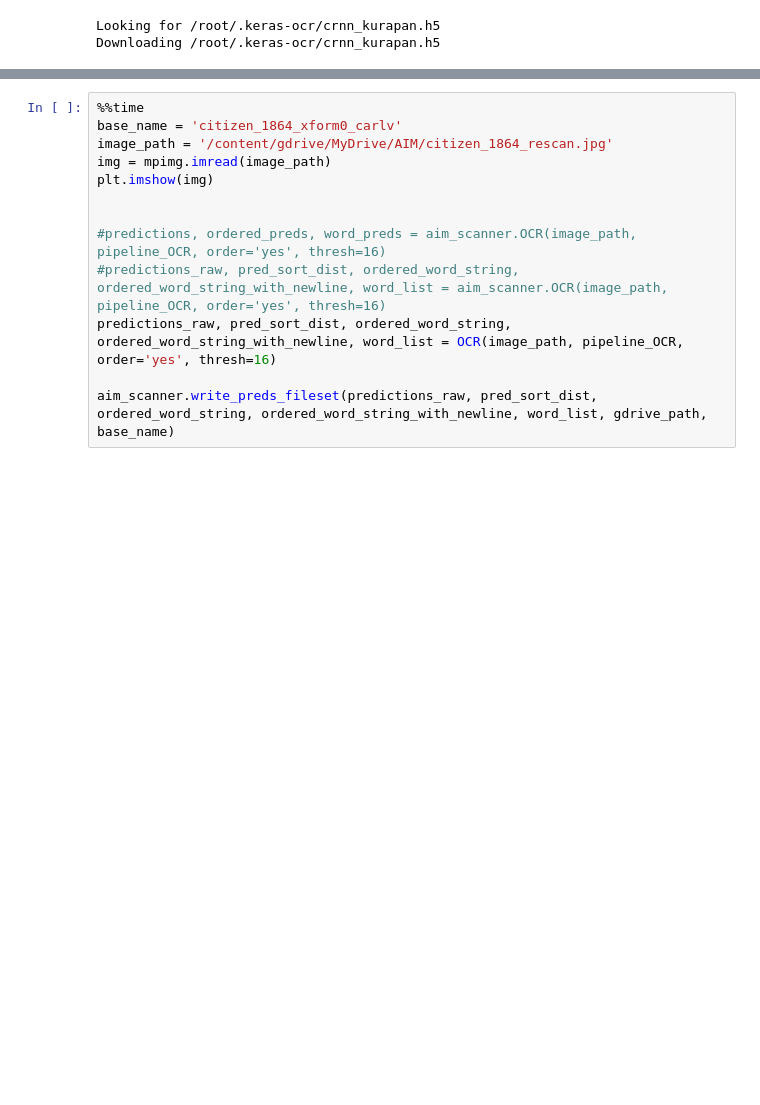
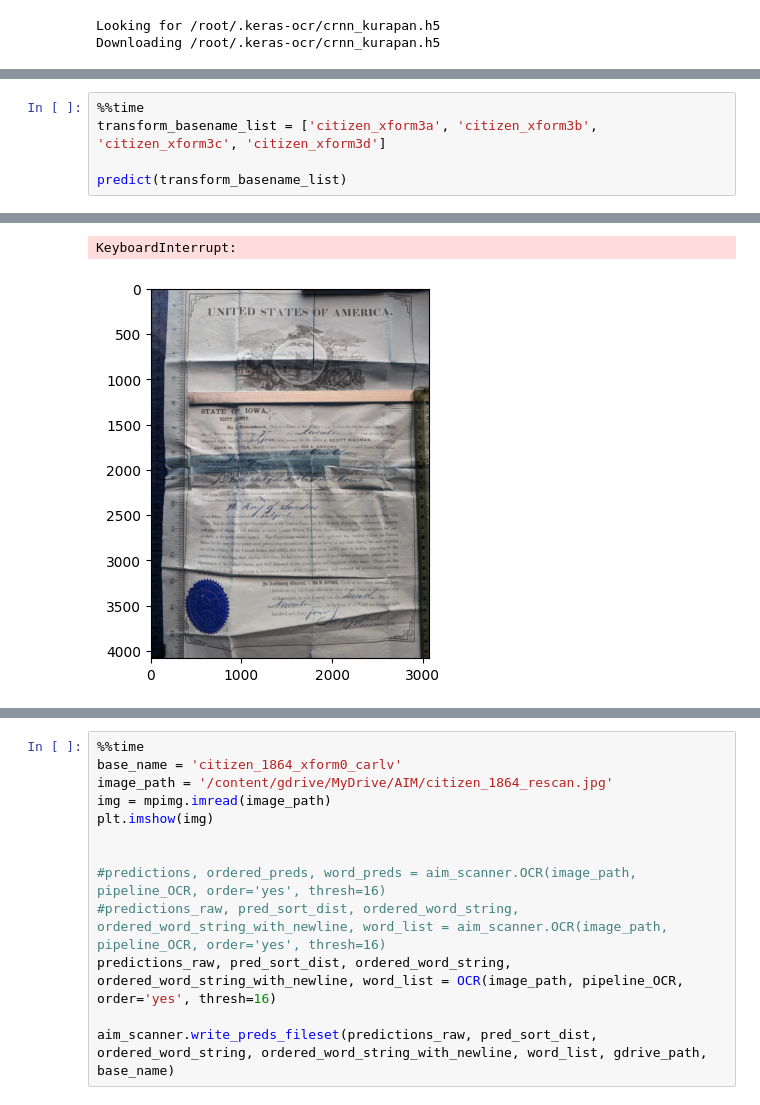
Before and after one commit to blu3crab/AIM, a Jupyter notebook: ipynb/aim_scanner.ipynb, the cells around one changed output, grey strips where cells are left out. Saved outputs shown, nothing was run; the diff lists cells and outputs as text; blank space fills up the shorter version.

```diff
--- a/ipynb/aim_scanner.ipynb
+++ b/ipynb/aim_scanner.ipynb
@@ -241,0 +304,6 @@ Wall time: 13min 43s
+# %%
+%%time
+transform_basename_list = ['citizen_xform3a', 'citizen_xform3b', 'citizen_xform3c', 'citizen_xform3d']
+
+predict(transform_basename_list)
+# %% [output]
@@ -241,0 +313,2 @@ Wall time: 13min 43s
+KeyboardInterrupt:
+[figure, added]
```
Also changed, not shown: parts of 10 cells of this notebook, 2 other files.
